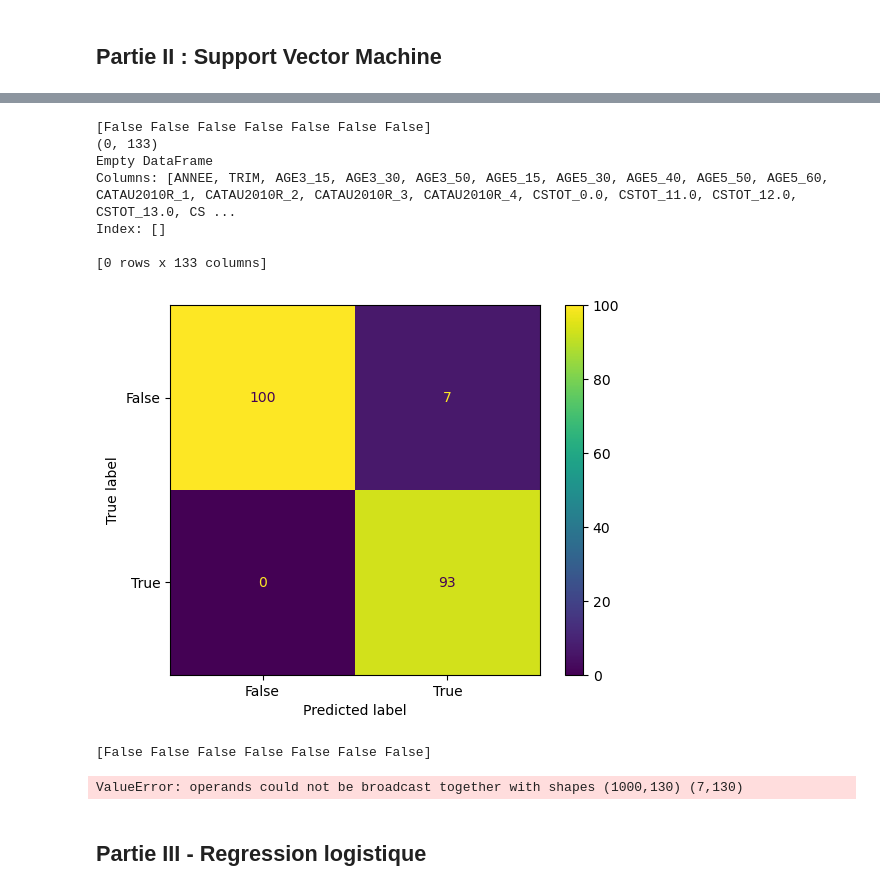
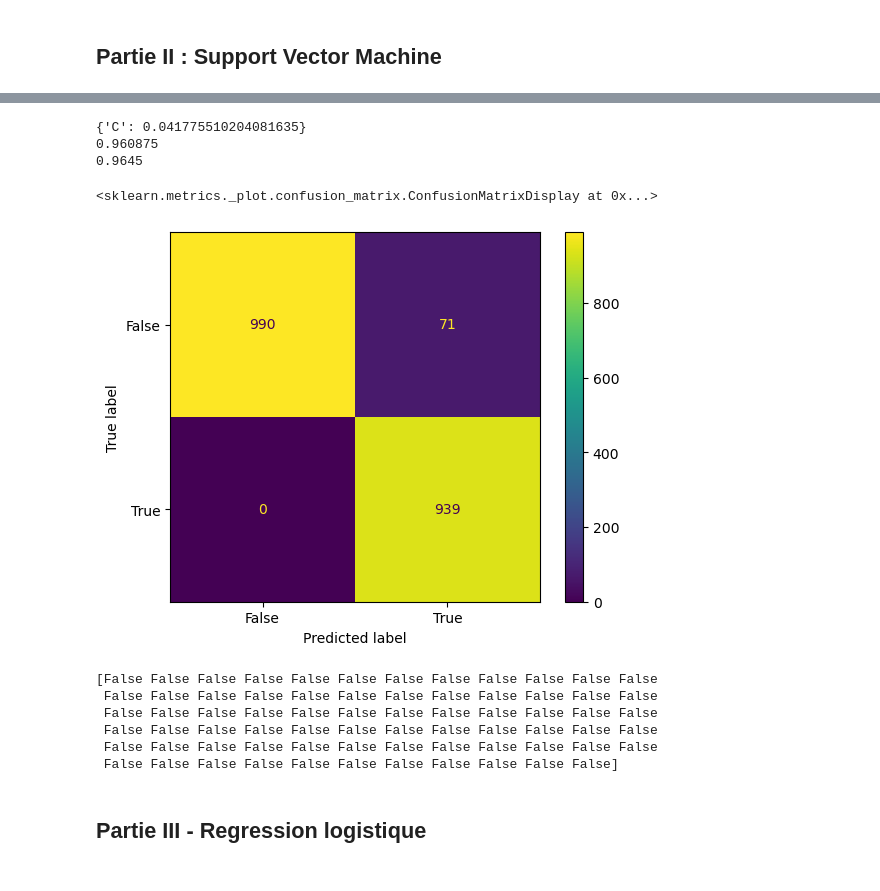
Before and after one commit to Alexis-Barrau/python_ensae, a Jupyter notebook: Scripts/Script first analysis.ipynb, the cells around one changed output, grey strips where cells are left out. Saved outputs shown, nothing was run; the diff lists cells and outputs as text; code cells hidden in the pictures.

```diff
--- a/Scripts/Script first analysis.ipynb
+++ b/Scripts/Script first analysis.ipynb
@@ -98,8 +98,10 @@ print(EEC_2019.shape)
 
 # Gestion des outliers??? Pas nécessaire ici puisqu'on fonctionne seulement avec des variables catégorielles
 
+# standardisation des variables explicatives ? Pas utile car que des dummies
+# (La standardisation permet une convergence plus rapide des algorithmes pour des variables réelles)
 
-EEC_2019_subsample = EEC_2019.sample(n=1000, random_state=3)
+EEC_2019_subsample = EEC_2019.sample(n=100000, random_state=3)
 # %% [output]
 ['ACTEU', 'ANNEE', 'TRIM', 'AGE3', 'AGE5', 'CATAU2010R', 'COURED', 'CSTOT', 'CSTOTR', 'CSTOTPRM', 'DIP11', 'ENFRED', 'METRODOM', 'NFRRED', 'SEXE', 'TYPMEN7']
 (416298, 16)
@@ -237,34 +211,50 @@ plt.show()
+# %%
+from sklearn.model_selection import GridSearchCV
+
+params= { 'C':np.linspace(0.001, 5, 50) }
+gs = GridSearchCV(estimator=SVC( C=params, random_state=3),
+                   param_grid=params,
+                   cv=5)
+
+gs.fit(X_train, y_train)
+
+#Calcule accuracy du meilleur model trouvé par grid search sur le sample choisi
+print(gs.best_params_)
+print(gs.score(X_train, y_train))
+print(gs.score(X_test, y_test))
+# %% [output]
+{'C': 0.041775510204081635}
+0.960875
+0.9645
 # %%
-clf = SVC( C=1)
+clf = SVC( C=gs.best_params_['C'], random_state=3)
 clf.fit(X_train, y_train)
 y_pred = clf.predict(X_test)
 
 
 cm= confusion_matrix(y_test, y_pred)
 disp = ConfusionMatrixDisplay(
             confusion_matrix=cm,
             display_labels=clf.classes_
        )
 disp.plot()
 # %% [output]
-[False False False False False False False]
-(0, 133)
-Empty DataFrame
-Columns: [ANNEE, TRIM, AGE3_15, AGE3_30, AGE3_50, AGE5_15, AGE5_30, AGE5_40, AGE5_50, AGE5_60, CATAU2010R_1, CATAU2010R_2, CATAU2010R_3, CATAU2010R_4, CSTOT_0.0, CSTOT_11.0, CSTOT_12.0, CSTOT_13.0, CS ...
-Index: []
-
-[0 rows x 133 columns]
+<sklearn.metrics._plot.confusion_matrix.ConfusionMatrixDisplay at 0x...>
-[figure, old version]
+[figure, new version]
 # %%
 misclassified_indices = np.where(y_test != y_pred)[0]
 
-# 7 personnes préditent comme des actifs occupés alors qu'ils sont inactifs/chomeurs / 0 personnes préditent pas actif occupés alors qu'ils le sont
+# XX personnes préditent comme des actifs occupés alors qu'ils sont inactifs/chomeurs
+# 0 personnes préditent pas actif occupés alors qu'ils le sont
 print(y_test[misclassified_indices])
 
-
-# ATTENTION -> est ce qu'on veut regarder si c'est des chomeurs ou des inactifs?
+# ATTENTION -> Regarder si ils sont chomeurs ou inactifs?
 # %% [output]
-[False False False False False False False]
+[False False False False False False False False False False False False
+ False False False False False False False False False False False False
+ False False False False False False False False False False False False
+ False False False False False False False False False False False False
+ False False False False False False False False False False False False
+ False False False False False False False False False False False]
-ValueError: operands could not be broadcast together with shapes (1000,130) (7,130)
 # %% [markdown]
 ## Partie III - Regression logistique
```
Also changed, not shown: parts of 21 cells of this notebook.
